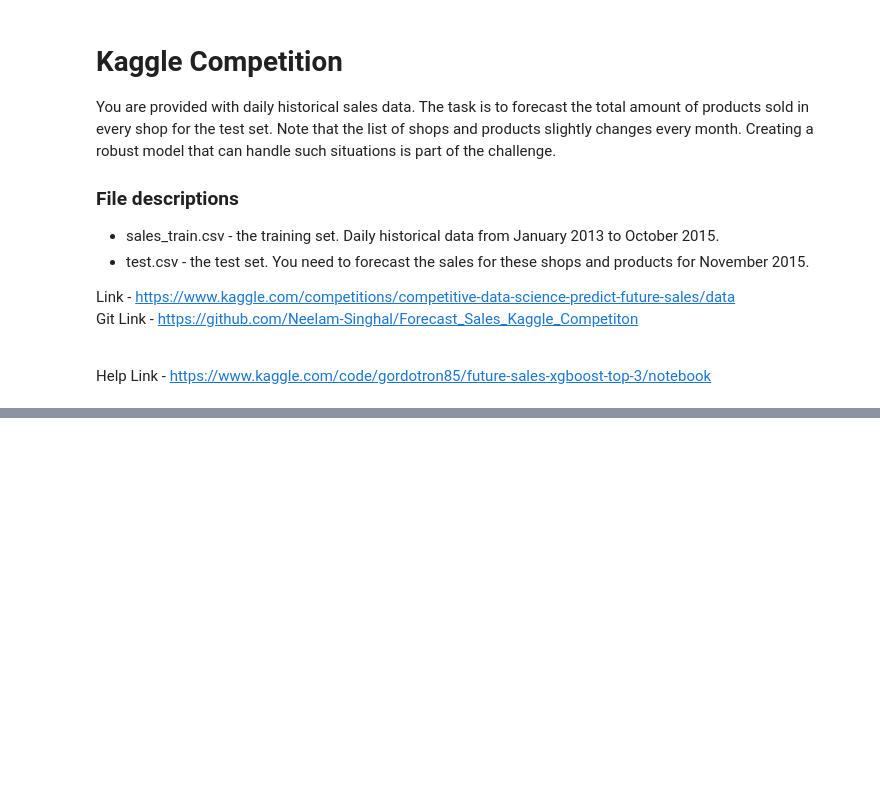
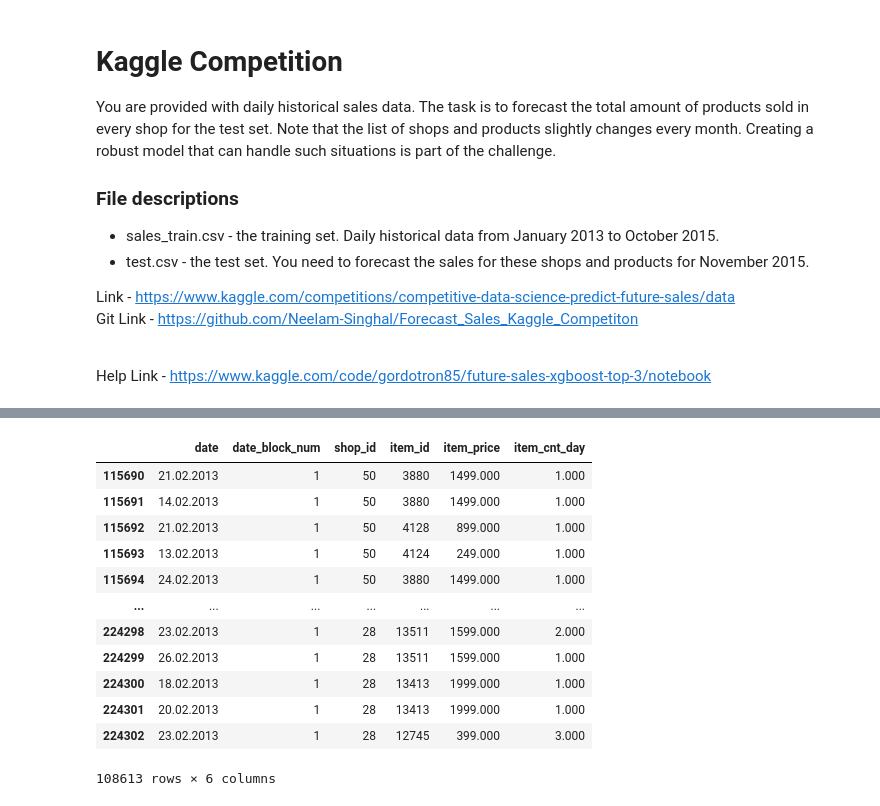
Before and after one commit to Neelam-Singhal/Forecast_Sales_Kaggle_Competiton, a Jupyter notebook: forecast_sales_winner.ipynb, the cells around one changed output, grey strips where cells are left out. Cells and saved outputs as stored; diff of their text form; code cells hidden in the pictures; blank space fills up the shorter version.

```diff
--- a/forecast_sales_winner.ipynb
+++ b/forecast_sales_winner.ipynb
@@ -30,0 +126,7 @@ sample_submission = pd.read_csv('sample_submission.csv')
+# %%
+# Dropping any negative Item_price
+train.drop(train[train.item_price < 0].index, inplace=True)
+
+# Setting any negative value to 0 in item_cnt_day
+train.loc[train.item_cnt_day < 1, 'item_cnt_day'] = 0
+#train[train.item_cnt_day < 1] = train[train.item_cnt_day < 1].assign(item_cnt_day = 0)
@@ -30,0 +145,16 @@ sample_submission = pd.read_csv('sample_submission.csv')
+# %%
+train[train.date_block_num == 1]
+# %% [output]
+|  | date | date_block_num | shop_id | item_id | item_price | item_cnt_day |
+| 115690 | 21.02.2013 | 1 | 50 | 3880 | 1499.000 | 1.000 |
+| 115691 | 14.02.2013 | 1 | 50 | 3880 | 1499.000 | 1.000 |
+| 115692 | 21.02.2013 | 1 | 50 | 4128 | 899.000 | 1.000 |
+| 115693 | 13.02.2013 | 1 | 50 | 4124 | 249.000 | 1.000 |
+| 115694 | 24.02.2013 | 1 | 50 | 3880 | 1499.000 | 1.000 |
+| ... | ... | ... | ... | ... | ... | ... |
+| 224298 | 23.02.2013 | 1 | 28 | 13511 | 1599.000 | 2.000 |
+| 224299 | 26.02.2013 | 1 | 28 | 13511 | 1599.000 | 1.000 |
+| 224300 | 18.02.2013 | 1 | 28 | 13413 | 1999.000 | 1.000 |
+| 224301 | 20.02.2013 | 1 | 28 | 13413 | 1999.000 | 1.000 |
+| 224302 | 23.02.2013 | 1 | 28 | 12745 | 399.000 | 3.000 |
+108613 rows × 6 columns
```
Also changed, not shown: parts of 18 cells of this notebook, 1 other file.
